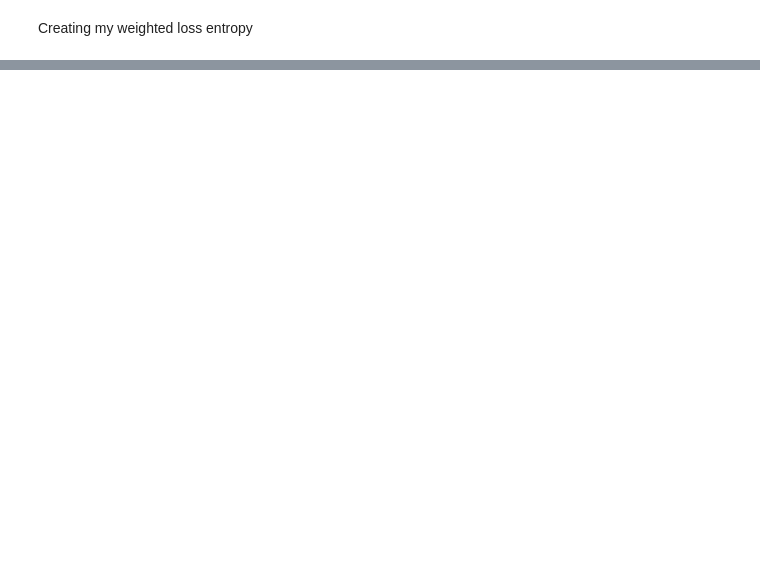
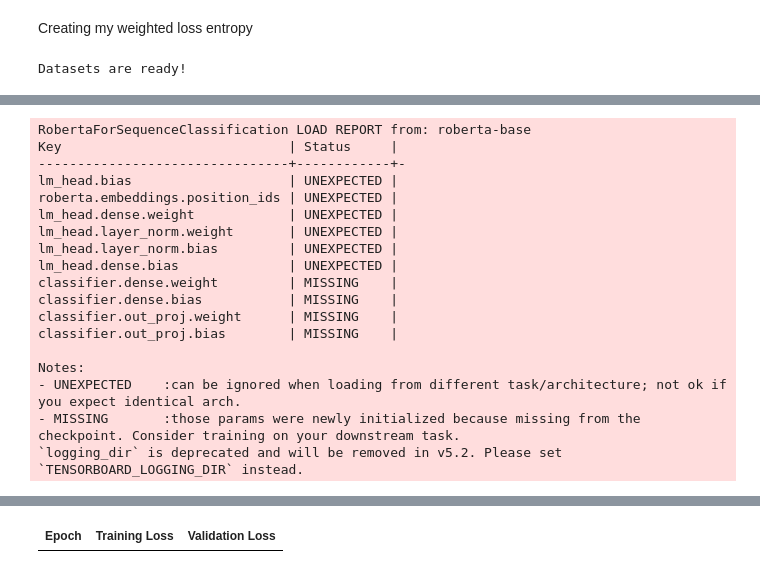
Before and after one commit to amars2005/NLP-CW, a Jupyter notebook: nlp.ipynb, the cells around one changed output, grey strips where cells are left out. Saved outputs shown, nothing was run; the diff lists cells and outputs as text; code cells hidden in the pictures; blank space fills up the shorter version.

```diff
--- a/nlp.ipynb
+++ b/nlp.ipynb
@@ -1,5 +1,50 @@
 # %% [markdown]
 Creating my weighted loss entropy
+# %%
+import pandas as pd
+from datasets import Dataset
+from sklearn.model_selection import train_test_split
+
+# 1. Load the dataset (matching the logic from your EDA)
+cols = ['id', 'article_id', 'keyword', 'country', 'text', 'label']
+df = pd.read_csv('dontpatronizeme_pcl.tsv', sep='\t', names=cols, skiprows=4)
+
+# 2. Clean and define the binary task
+df = df.dropna(subset=['text', 'label'])
+df['label'] = df['label'].astype(int)
+df['label'] = df['label'].apply(lambda x: 1 if x >= 2 else 0)
+
+# 3. Create Train and Dev splits
+# Note: The spec mentions an official allocation file[cite: 120].
+# If you downloaded that, use it to split your dataframe.
+# Otherwise, here is a standard 80/20 split using stratification to maintain class balance:
+train_df, dev_df = train_test_split(df, test_size=0.2, random_state=42, stratify=df['label'])
+
+# 4. Convert Pandas DataFrames to Hugging Face Datasets
+train_dataset_hf = Dataset.from_pandas(train_df)
+dev_dataset_hf = Dataset.from_pandas(dev_df)
+
+# 5. Define the tokenization function
+# This converts your raw text into the numbers (input_ids) RoBERTa expects
+def tokenize_function(examples):
+    return tokenizer(
+        examples["text"],
+        padding="max_length",
+        truncation=True,
+        max_length=128 # You can adjust this based on the max sentence length you found in EDA
+    )
+
+# 6. Apply tokenization to both datasets
+train_dataset = train_dataset_hf.map(tokenize_function, batched=True)
+dev_dataset = dev_dataset_hf.map(tokenize_function, batched=True)
+
+# 7. Format the datasets for PyTorch
+train_dataset.set_format(type='torch', columns=['input_ids', 'attention_mask', 'label'])
+dev_dataset.set_format(type='torch', columns=['input_ids', 'attention_mask', 'label'])
+
+print("Datasets are ready!")
+# %% [output]
+Datasets are ready!
 # %%
 import torch
 import torch.nn as nn
@@ -7,15 +52,17 @@ from transformers import RobertaForSequenceClassification, RobertaTokenizer, Tra
 from sklearn.metrics import f1_score
 
 class WeightedTrainer(Trainer):
-    def compute_loss(self, model, inputs, return_outputs=False):
+    # Added num_items_in_batch and **kwargs to handle the new library version
+    def compute_loss(self, model, inputs, return_outputs=False, num_items_in_batch=None, **kwargs):
         labels = inputs.get("labels")
         outputs = model(**inputs)
         logits = outputs.get("logits")
 
-        # penalise missing a positive PCL case more heavily
+        # Calculate weights based on your EDA
         weights = torch.tensor([1.0, 8.5]).to(logits.device)
         loss_fct = nn.CrossEntropyLoss(weight=weights)
         loss = loss_fct(logits.view(-1, self.model.config.num_labels), labels.view(-1))
+
         return (loss, outputs) if return_outputs else loss
 
 
@@ -31,7 +78,7 @@ def compute_metrics(eval_pred):
 
 training_args = TrainingArguments(
     output_dir="./BestModel",
-    evaluation_strategy="epoch",
+    eval_strategy="epoch",
     learning_rate=2e-5,
     per_device_train_batch_size=16,
     num_train_epochs=3,
@@ -49,3 +96,4 @@ trainer = WeightedTrainer(
 )
 
 trainer.train()
+# %% [output]
@@ -51,0 +102,18 @@ trainer.train()
+RobertaForSequenceClassification LOAD REPORT from: roberta-base
+Key                             | Status     |
+--------------------------------+------------+-
+lm_head.bias                    | UNEXPECTED |
+roberta.embeddings.position_ids | UNEXPECTED |
+lm_head.dense.weight            | UNEXPECTED |
+lm_head.layer_norm.weight       | UNEXPECTED |
+lm_head.layer_norm.bias         | UNEXPECTED |
+lm_head.dense.bias              | UNEXPECTED |
+classifier.dense.weight         | MISSING    |
+classifier.dense.bias           | MISSING    |
+classifier.out_proj.weight      | MISSING    |
+classifier.out_proj.bias        | MISSING    |
+
+Notes:
+- UNEXPECTED    :can be ignored when loading from different task/architecture; not ok if you expect identical arch.
+- MISSING       :those params were newly initialized because missing from the checkpoint. Consider training on your downstream task.
+`logging_dir` is deprecated and will be removed in v5.2. Please set `TENSORBOARD_LOGGING_DIR` instead.
@@ -51,0 +121 @@ trainer.train()
+| Epoch | Training Loss | Validation Loss |
```
Also changed, not shown: parts of 2 cells of this notebook.
